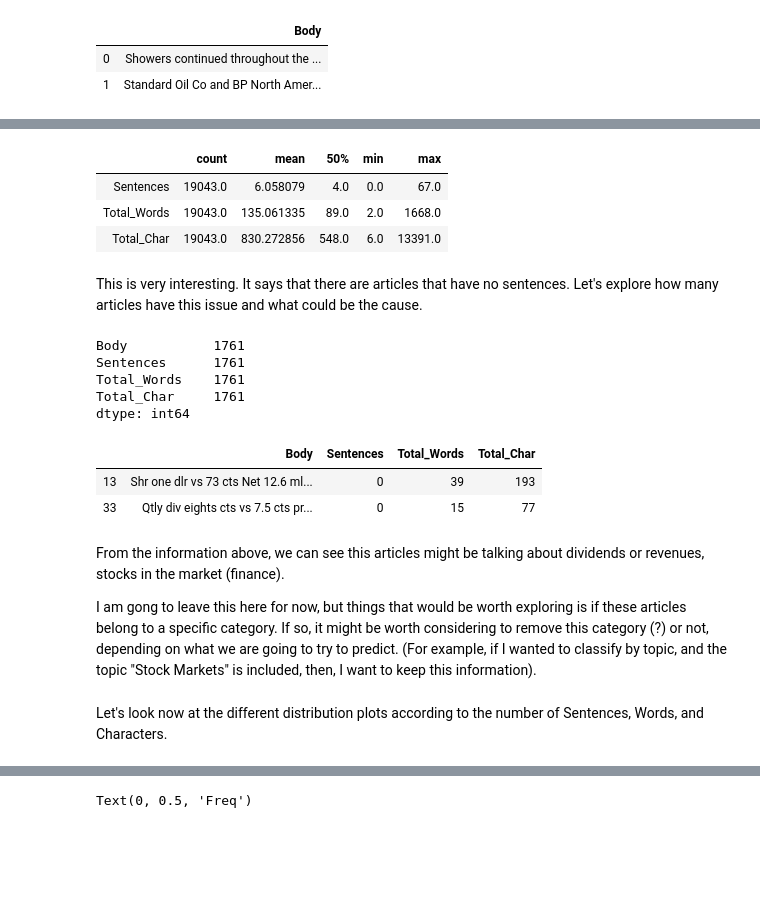
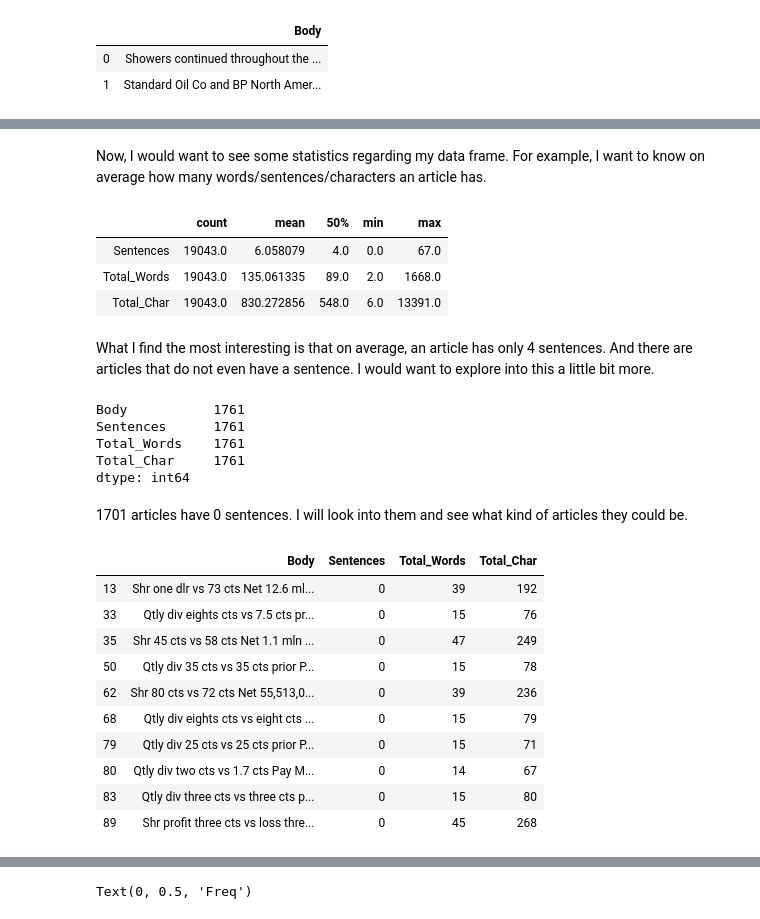
Before and after one commit to sedv8808/Simple_Word_Counting, a Jupyter notebook: Simple_Word_Counting.ipynb, the cells around one changed output, grey strips where cells are left out. Cells and saved outputs as stored; diff of their text form; code cells hidden in the pictures; blank space fills up the shorter version.

```diff
--- a/Simple_Word_Counting.ipynb
+++ b/Simple_Word_Counting.ipynb
@@ -36,7 +34,7 @@ There are 6 files describing the categories used to index the data as well.
 Opening just one file as an example:
 # %%
 # Open a first file as an example. Used 'r' because it is text mode parsing (read only).
-with open('Data/reuters21578/reut2-008.sgm', 'r', encoding = 'utf-8', errors = 'ignore') as infile:
+with open('../Data/reuters21578/reut2-008.sgm', 'r', encoding = 'utf-8', errors = 'ignore') as infile:
         data = infile.read()
 
 # To print as a sanity check, uncomment.
@@ -51,7 +49,7 @@ data = []
 for i in range(22):
     # Open all filenames. Pad {0} to 3 digits with str methods.
     # Use range from 0 to 22.
-    filename = 'Data/reuters21578/reut2-{0}.sgm'.format(str(i).zfill(3))
+    filename = '../Data/reuters21578/reut2-{0}.sgm'.format(str(i).zfill(3))
 
     # Encoding with most common scheme.
     with open(filename, 'r', encoding = 'utf-8', errors = 'ignore') as infile:
@@ -126,7 +127,9 @@ These tasks I can think of as now are: lowering capital letters, removing punctu
 # %%
-# Removing punctuation
-df_corpora = df_corpora.replace("\[[0-9]*\]","", regex = True)\
-                       .replace('"', '', regex = True)\
+# Option to see the whole column
+pd.set_option('display.max_colwidth', -1)
+
+# Removing symbols such as \n, Reuter, and '' that are just showing break lines.
+df_corpora = df_corpora.replace('"', '', regex = True)\
                        .replace("\n", ' ', regex = True)\
                        .replace(' Reuter', '', regex = True)
 # %%
@@ -156,0 +152,3 @@ df_corpora.head(4)
+# %%
+pd.set_option('display.max_colwidth', 100)
+df_corpora.head(4)
@@ -157,3 +161,5 @@ df_corpora.head(4)
+# %% [markdown]
+Now, I would want to see some statistics regarding my data frame. For example, I want to know on average how many words/sentences/characters an article has.
 # %%
 summary = df_corpora.describe().transpose()
 summary[['count', 'mean', '50%', 'min', 'max']]
@@ -162,8 +168,8 @@ summary[['count', 'mean', '50%', 'min', 'max']]
 | Sentences | 19043.0 | 6.058079 | 4.0 | 0.0 | 67.0 |
 | Total_Words | 19043.0 | 135.061335 | 89.0 | 2.0 | 1668.0 |
 | Total_Char | 19043.0 | 830.272856 | 548.0 | 6.0 | 13391.0 |
-# %% [markdown]
-This is very interesting. It says that there are articles that have no sentences. Let's explore how many articles have this issue and what could be the cause.
+# %% [markdown]
+What I find the most interesting is that on average, an article has only 4 sentences. And there are articles that do not even have a sentence. I would want to explore into this a little bit more.
 # %%
 df_corpora[df_corpora['Sentences'] == 0].count()
 # %% [output]
@@ -172,15 +178,19 @@ Sentences      1761
 Total_Words    1761
 Total_Char     1761
 dtype: int64
+# %% [markdown]
+1701 articles have 0 sentences. I will look into them and see what kind of articles they could be.
 # %%
-df_corpora[df_corpora['Sentences'] == 0].head(2)
+df_corpora[df_corpora['Sentences'] == 0].head(10)
 # %% [output]
 |  | Body | Sentences | Total_Words | Total_Char |
-| 13 | Shr one dlr vs 73 cts Net 12.6 ml... | 0 | 39 | 193 |
-| 33 | Qtly div eights cts vs 7.5 cts pr... | 0 | 15 | 77 |
+| 13 | Shr one dlr vs 73 cts Net 12.6 ml... | 0 | 39 | 192 |
+| 33 | Qtly div eights cts vs 7.5 cts pr... | 0 | 15 | 76 |
+| 35 | Shr 45 cts vs 58 cts Net 1.1 mln ... | 0 | 47 | 249 |
+| 50 | Qtly div 35 cts vs 35 cts prior P... | 0 | 15 | 78 |
+| 62 | Shr 80 cts vs 72 cts Net 55,513,0... | 0 | 39 | 236 |
+| 68 | Qtly div eights cts vs eight cts ... | 0 | 15 | 79 |
+| 79 | Qtly div 25 cts vs 25 cts prior P... | 0 | 15 | 71 |
+| 80 | Qtly div two cts vs 1.7 cts Pay M... | 0 | 14 | 67 |
+| 83 | Qtly div three cts vs three cts p... | 0 | 15 | 80 |
+| 89 | Shr profit three cts vs loss thre... | 0 | 45 | 268 |
-# %% [markdown]
-From the information above, we can see this articles might be talking about dividends or revenues, stocks in the market (finance).
-
-I am gong to leave this here for now, but things that would be worth exploring is if these articles belong to a specific category. If so, it might be worth considering to remove this category (?) or not, depending on what we are going to try to predict. (For example, if I wanted to classify by topic, and the topic "Stock Markets" is included, then, I want to keep this information).
-# %% [markdown]
-Let's look now at the different distribution plots according to the number of Sentences, Words, and Characters.
```
Also changed, not shown: parts of 15 cells of this notebook.
